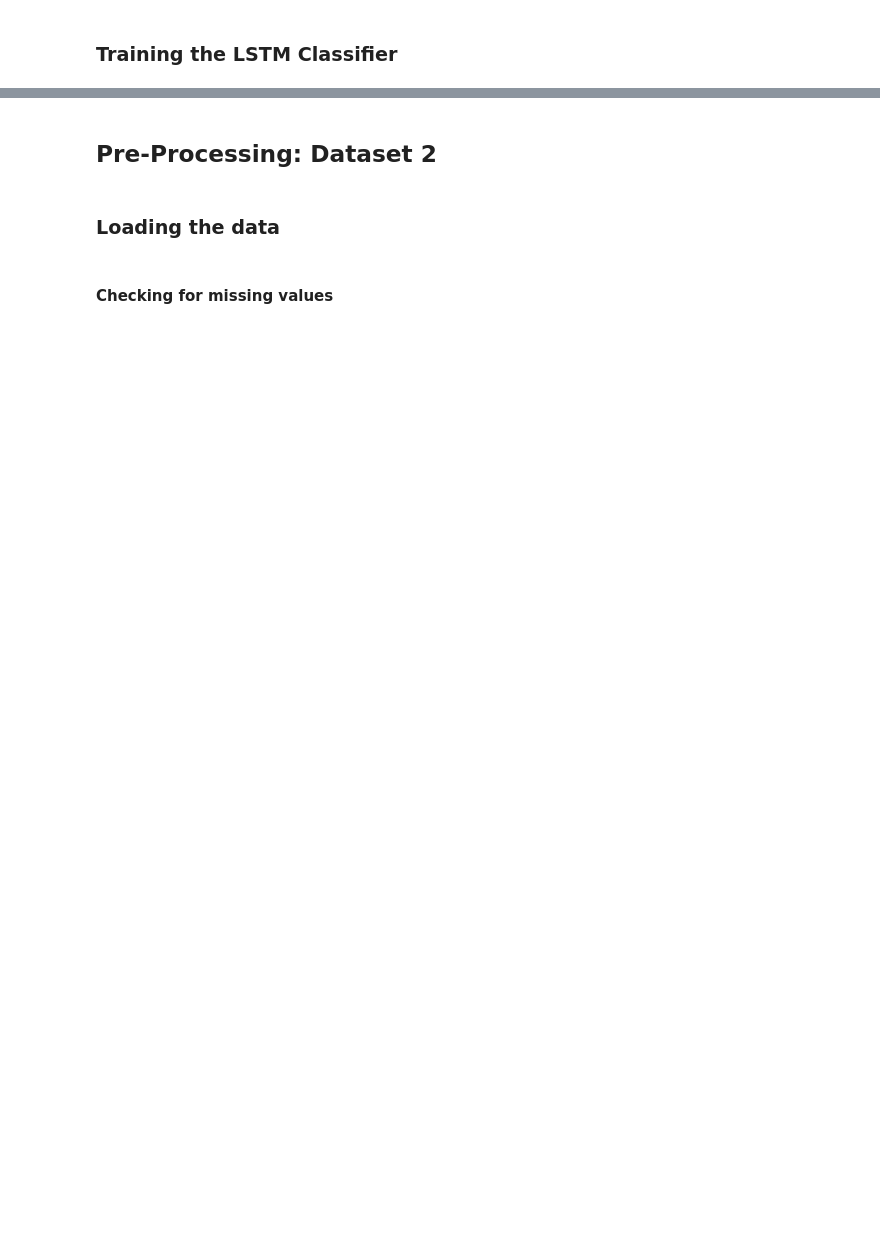
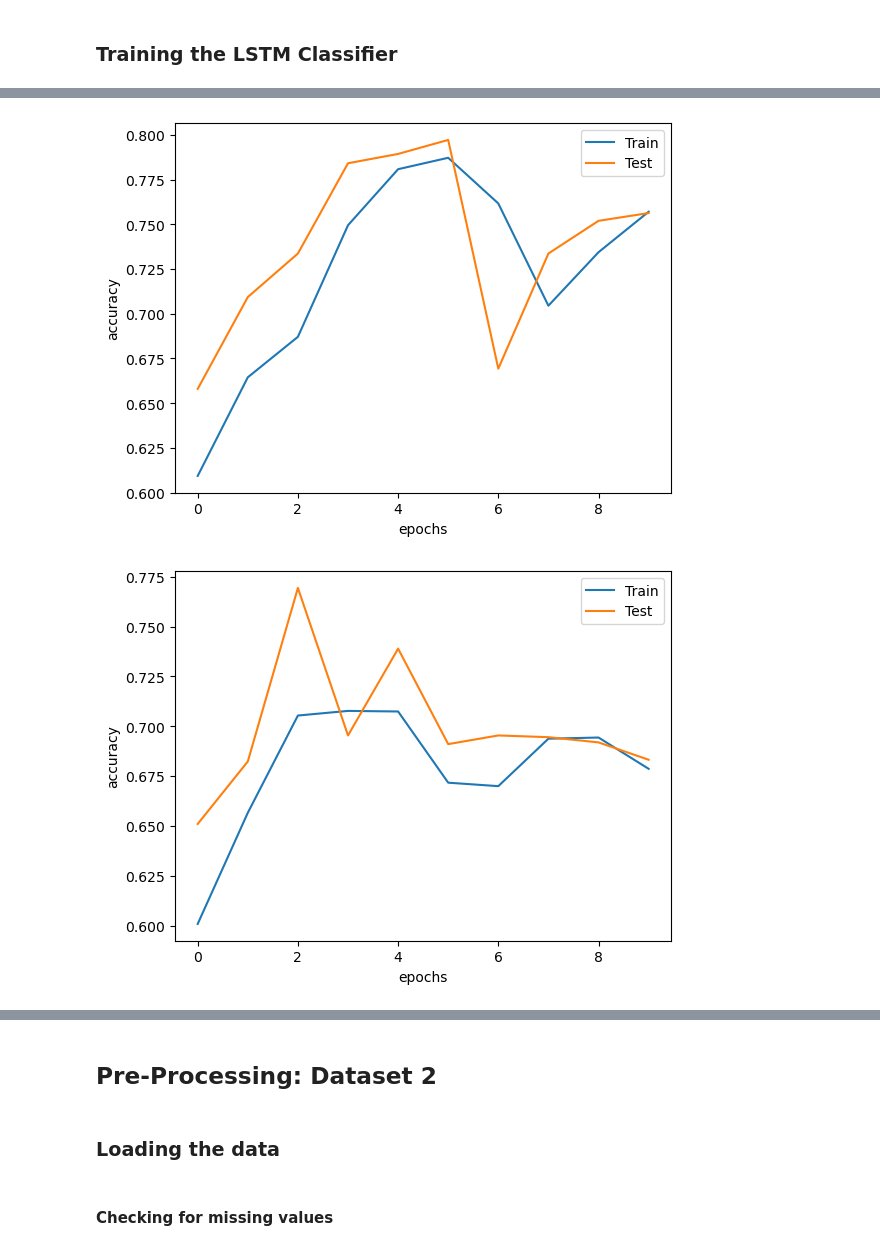
Before and after one commit to milchi03/ML_Project_3, a Jupyter notebook: classic-classifier.ipynb, the cells around one changed output, grey strips where cells are left out. Drawn from its saved outputs; the diff is of its cells as text; code cells hidden in the pictures; blank space fills up the shorter version.

```diff
--- a/classic-classifier.ipynb
+++ b/classic-classifier.ipynb
@@ -151,7 +170,7 @@ training_padded_sequences[1]
 import numpy as np
 
 glove_embeddings = {}
-with open('glove.6B.100d.txt', encoding='utf-8') as file:
+with open('Data/glove.6B.100d.txt', encoding='utf-8') as file:
     for line in file:
         values = line.split()
         word = values[0]
@@ -244,0 +321,25 @@ training_history3 = lstm_model3.fit(
+# %%
+# visualize the results
+plt.plot(training_history1.history['accuracy'])
+plt.plot(training_history1.history['val_accuracy'])
+plt.xlabel('epochs')
+plt.ylabel('accuracy')
+plt.legend(['Train', 'Test'])
+plt.show()
+
+plt.plot(training_history2.history['accuracy'])
+plt.plot(training_history2.history['val_accuracy'])
+plt.xlabel('epochs')
+plt.ylabel('accuracy')
+plt.legend(['Train', 'Test'])
+plt.show()
+
+plt.plot(training_history3.history['accuracy'])
+plt.plot(training_history3.history['val_accuracy'])
+plt.xlabel('epochs')
+plt.ylabel('accuracy')
+plt.legend(['Train', 'Test'])
+plt.show()
+# %% [output]
+[figure, added]
+[figure, added]
```
Also changed, not shown: parts of 18 cells of this notebook.
